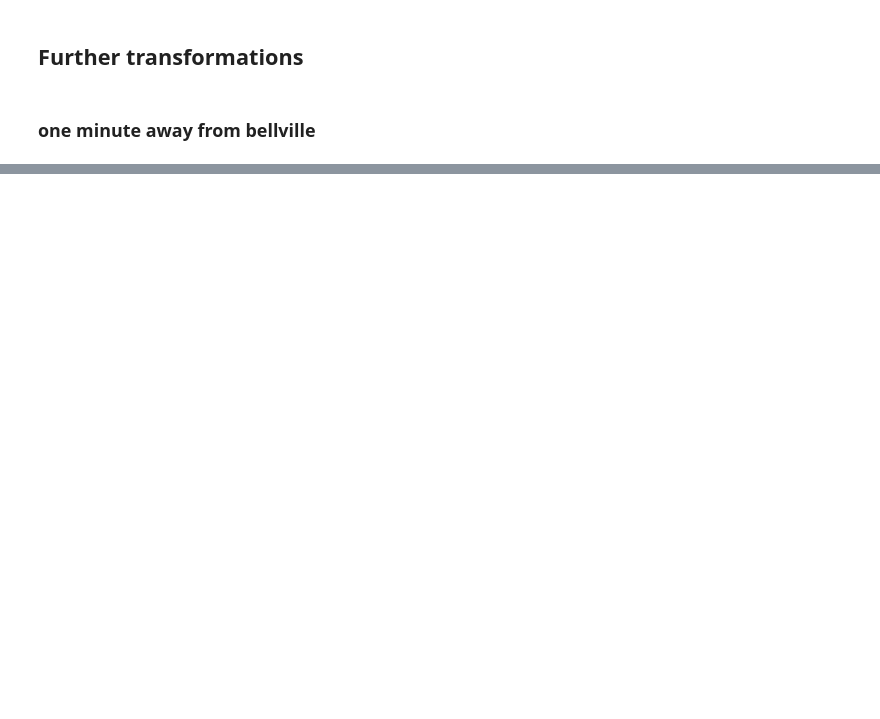
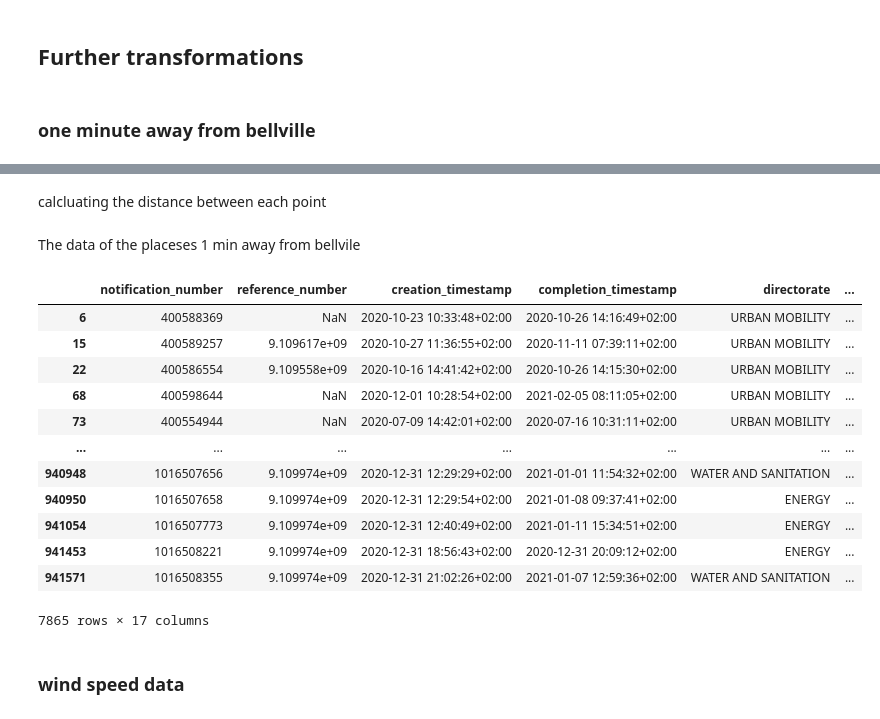
Before and after one commit to cityofcapetown/ds_code_challenge, a Jupyter notebook: awsbucket.ipynb, the cells around one changed output, grey strips where cells are left out. Saved outputs shown, nothing was run; the diff lists cells and outputs as text; code cells hidden in the pictures; blank space fills up the shorter version.

```diff
--- a/awsbucket.ipynb
+++ b/awsbucket.ipynb
@@ -321,0 +379,11 @@ print(f"{len(merged_df4)} rows in joined data are also in validation extract")
+# %%
+# Haversine distance in km
+def haversine(lat1, lon1, lat2, lon2):
+    R = 6371.0
+    phi1, phi2 = math.radians(lat1), math.radians(lat2)
+    dphi = math.radians(lat2 - lat1)
+    dlambda = math.radians(lon2 - lon1)
+
+    a = math.sin(dphi / 2)**2 + math.cos(phi1) * math.cos(phi2) * math.sin(dlambda / 2)**2
+    c = 2 * math.atan2(math.sqrt(a), math.sqrt(1 - a))
+    return R * c
@@ -321,0 +392,29 @@ print(f"{len(merged_df4)} rows in joined data are also in validation extract")
+# %%
+radius_km = 1.852
+# %% [markdown]
+calcluating the distance between each point
+# %%
+sr_hex["dist_to_centroid"] = sr_hex.apply(
+    lambda row: haversine(centroid_lat, centroid_lon, row["latitude"], row["longitude"]), axis=1)
+# %%
+subsample = sr_hex[sr_hex["dist_to_centroid"] <= radius_km].copy()
+# %% [markdown]
+The data of the placeses  1 min away from bellvile
+# %%
+subsample
+# %% [output]
+|  | notification_number | reference_number | creation_timestamp | completion_timestamp | directorate | ... |
+| 6 | 400588369 | NaN | 2020-10-23 10:33:48+02:00 | 2020-10-26 14:16:49+02:00 | URBAN MOBILITY | ... |
+| 15 | 400589257 | 9.109617e+09 | 2020-10-27 11:36:55+02:00 | 2020-11-11 07:39:11+02:00 | URBAN MOBILITY | ... |
+| 22 | 400586554 | 9.109558e+09 | 2020-10-16 14:41:42+02:00 | 2020-10-26 14:15:30+02:00 | URBAN MOBILITY | ... |
+| 68 | 400598644 | NaN | 2020-12-01 10:28:54+02:00 | 2021-02-05 08:11:05+02:00 | URBAN MOBILITY | ... |
+| 73 | 400554944 | NaN | 2020-07-09 14:42:01+02:00 | 2020-07-16 10:31:11+02:00 | URBAN MOBILITY | ... |
+| ... | ... | ... | ... | ... | ... | ... |
+| 940948 | 1016507656 | 9.109974e+09 | 2020-12-31 12:29:29+02:00 | 2021-01-01 11:54:32+02:00 | WATER AND SANITATION | ... |
+| 940950 | 1016507658 | 9.109974e+09 | 2020-12-31 12:29:54+02:00 | 2021-01-08 09:37:41+02:00 | ENERGY | ... |
+| 941054 | 1016507773 | 9.109974e+09 | 2020-12-31 12:40:49+02:00 | 2021-01-11 15:34:51+02:00 | ENERGY | ... |
+| 941453 | 1016508221 | 9.109974e+09 | 2020-12-31 18:56:43+02:00 | 2020-12-31 20:09:12+02:00 | ENERGY | ... |
+| 941571 | 1016508355 | 9.109974e+09 | 2020-12-31 21:02:26+02:00 | 2021-01-07 12:59:36+02:00 | WATER AND SANITATION | ... |
+7865 rows × 17 columns
+# %% [markdown]
+### wind speed data
```
Also changed, not shown: parts of 55 cells of this notebook.
